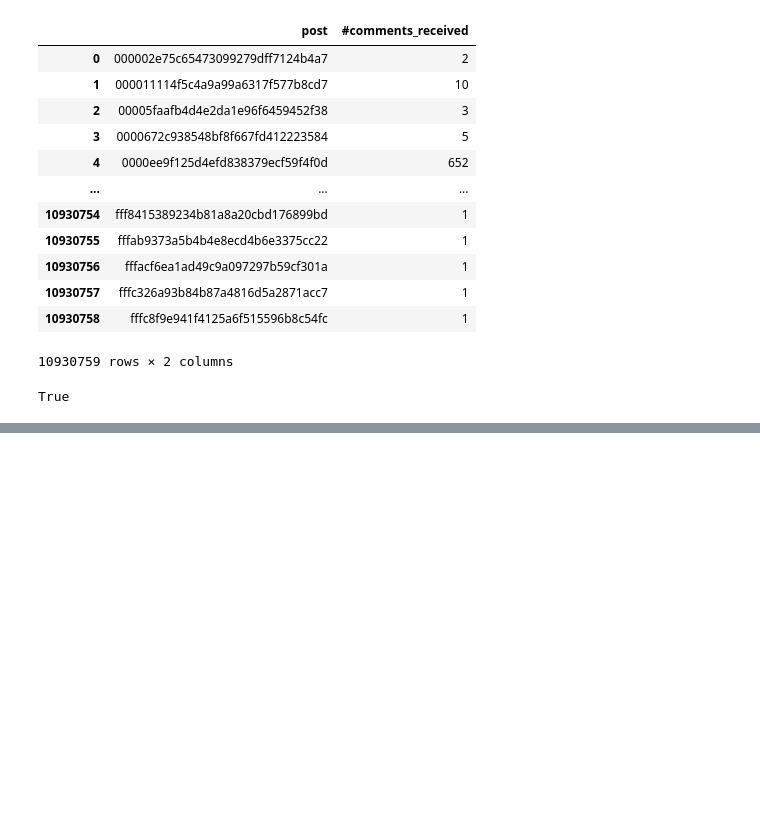
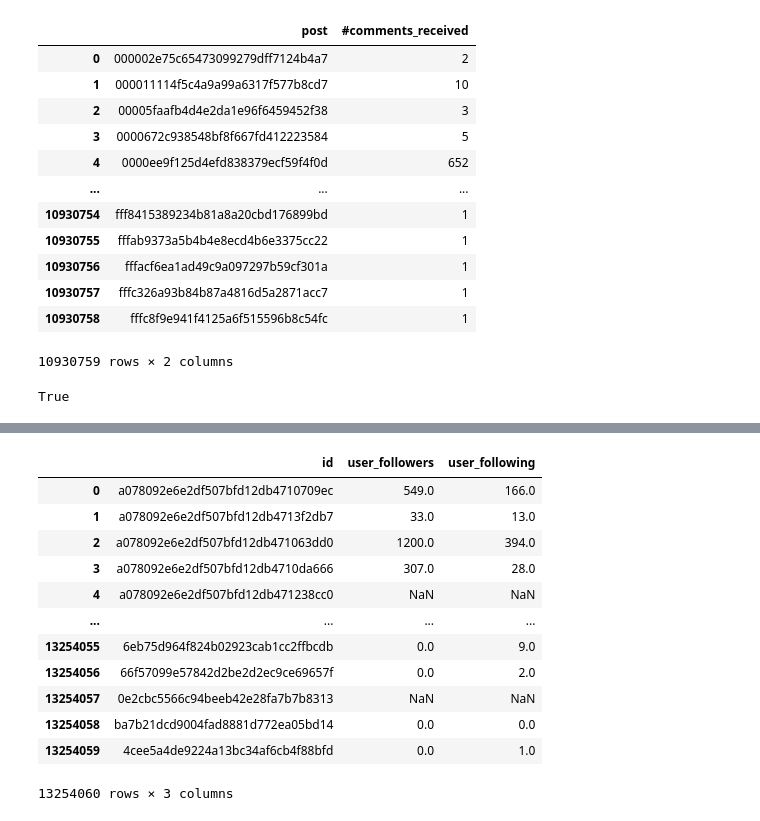
Before and after one commit to nmrastogi/QAnon, a Jupyter notebook: same_range.ipynb, the cells around one changed output, grey strips where cells are left out. Saved outputs shown, nothing was run; the diff lists cells and outputs as text; code cells hidden in the pictures; blank space fills up the shorter version.

```diff
--- a/same_range.ipynb
+++ b/same_range.ipynb
@@ -1726,0 +1971,17 @@ combined_df["creator"].nunique()
+# %%
+grouped=grouped.reset_index(drop=True)
+grouped
+# %% [output]
+|  | id | user_followers | user_following |
+| 0 | a078092e6e2df507bfd12db4710709ec | 549.0 | 166.0 |
+| 1 | a078092e6e2df507bfd12db4713f2db7 | 33.0 | 13.0 |
+| 2 | a078092e6e2df507bfd12db471063dd0 | 1200.0 | 394.0 |
+| 3 | a078092e6e2df507bfd12db4710da666 | 307.0 | 28.0 |
+| 4 | a078092e6e2df507bfd12db471238cc0 | NaN | NaN |
+| ... | ... | ... | ... |
+| 13254055 | 6eb75d964f824b02923cab1cc2ffbcdb | 0.0 | 9.0 |
+| 13254056 | 66f57099e57842d2be2d2ec9ce69657f | 0.0 | 2.0 |
+| 13254057 | 0e2cbc5566c94beeb42e28fa7b7b8313 | NaN | NaN |
+| 13254058 | ba7b21dcd9004fad8881d772ea05bd14 | 0.0 | 0.0 |
+| 13254059 | 4cee5a4de9224a13bc34af6cb4f88bfd | 0.0 | 1.0 |
+13254060 rows × 3 columns
```
Also changed, not shown: parts of 24 cells of this notebook.
